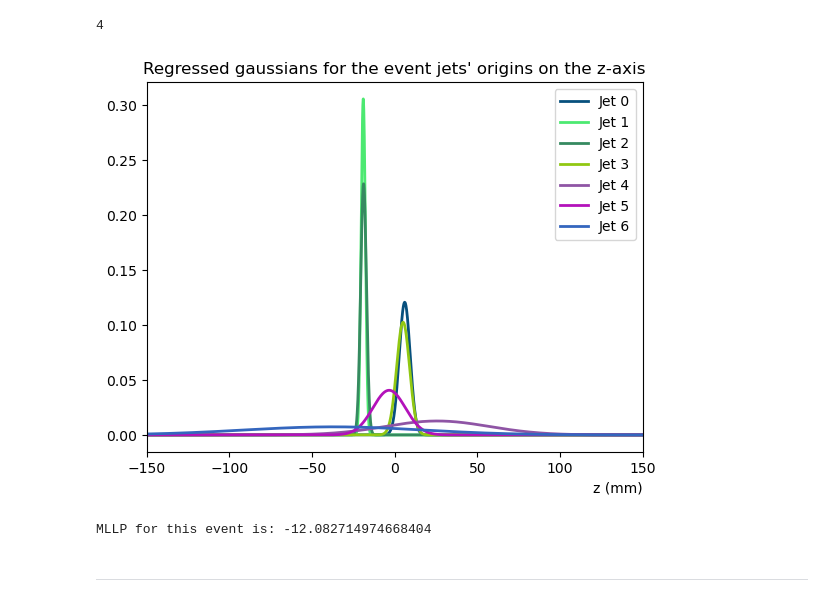
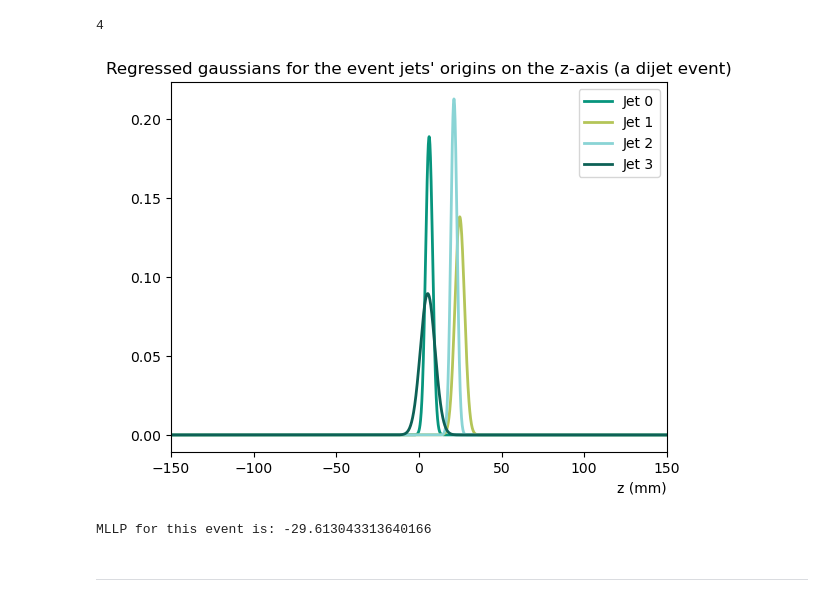
Before and after one commit to abdelllrazekkk/DIPZ_Workflow, a Jupyter notebook: ER_Algorithm_Tests_For4JetSelection.ipynb, the cells around one changed output. Drawn from its saved outputs; the diff is of its cells as text; code cells hidden in the pictures.

Commit message:
added plots to the DIPZ training notebook

```diff
--- a/ER_Algorithm_Tests_For4JetSelection.ipynb
+++ b/ER_Algorithm_Tests_For4JetSelection.ipynb
@@ -13,14 +13,14 @@ import joblib
 # %%
 #Opening the HDF5 File
 #input_file = "../output.h5"
-input_file = "../data22_13p6TeV.00440499.physics_EnhancedBias.h5"
+#input_file = "../data22_13p6TeV.00440499.physics_EnhancedBias.h5"
 #input_file = "../EBdata.h5"
 #input_file = "../hh4b.h5"
 #input_file = "../jz0.h5"
 #input_file = "../jz1.h5"
 #input_file = "../jz2.h5"
 #input_file = "../jz3.h5"
-#input_file = "../jz4.h5"
+input_file = "../jz4.h5"
 #input_file = "../jz5.h5"
 #input_file = "../user.viruelas.27383479._000001.output.h5"
 
@@ -431,35 +431,35 @@ len(jets[jets["eventNumber"] == fom_events[4]])
 4
 # %%
 # Visualizing the jets in one event
-index = 1
+index = 21
 
 event_id = fom_events[index]
 event_jets = jets[jets["eventNumber"] == event_id]
 num_jets = len(event_jets)
 
 #Generating random colors for  the plot
 color=["#"+''.join([random.choice('0123456789ABCDEF') for i in range(6)])
            for j in range(num_jets)]
 ic = 0      #color counter
 x = np.arange(-4*50, 4*50, 0.1)
 
 for i in range(num_jets):
     mu = event_jets[i]["dipz20230223_z"] * 50
     sigma = np.exp(-0.5*event_jets[i]["dipz20230223_negLogSigma2"]) * 50
     #plt.plot(x, norm.pdf(x, event_jets[i]["dipz20230223_z"], np.exp(-0.5*event_jets[i]["dipz20230223_negLogSigma2"])), color=color[ic], linewidth=2, label='Jet '+str(ic))
     plt.plot(x, norm.pdf(x, mu, sigma), color=color[ic], linewidth=2, label='Jet '+str(ic))
     ic = ic + 1
 plt.xlabel("z (mm)", loc='right')
-plt.title("Regressed gaussians for the event jets' origins on the z-axis")
+plt.title("Regressed gaussians for the event jets' origins on the z-axis (a dijet event)")
 plt.xlim([-150, 150])
 plt.legend()
 plt.show()
 #plt.cla()
 
 print("MLLP for this event is: " + str(get_max_log_likelihood_an(fom_events[index],jets, 4)))
 # %% [output]
-[figure, old version]
+[figure, new version]
-MLLP for this event is: -12.082714974668404
+MLLP for this event is: -29.613043313640166
 # %% [markdown]
 __________________________________________________________________________________________________________________________________________________________________________________________________________________________________________________________________________________________________________________________________________________________________________________________________________________________________________________________________________________________________________________________________________________________________________________________________________________________________________________________________________________________________________________________________________________________________________________________________________________________________________________________________________________________________________________________________________________________________
 # %% [markdown]
```
Also changed, not shown: parts of 7 cells of this notebook, 1 other file.
